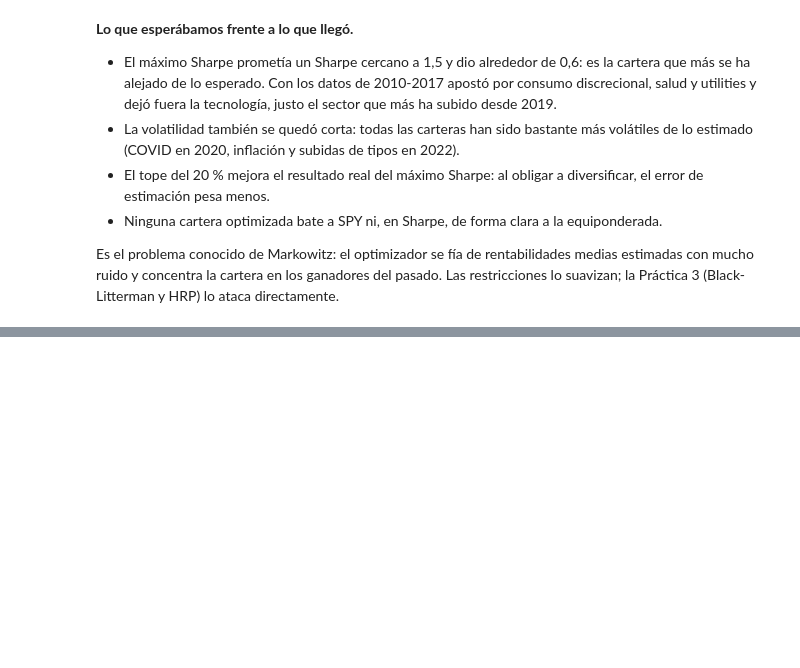
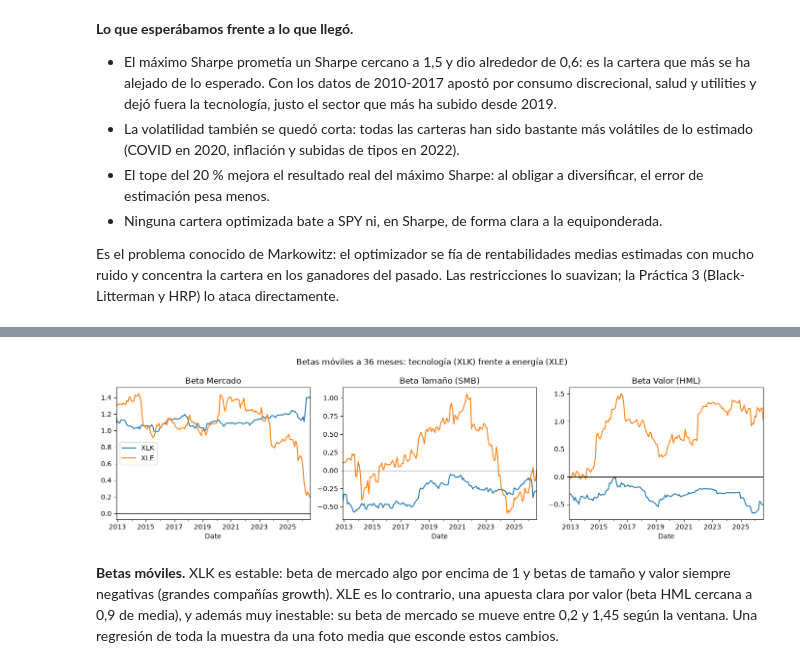
Before and after one commit to hectoorperezz/quant-management, a Jupyter notebook: notebooks/02_mpt_factores.ipynb, the cells around one changed output, grey strips where cells are left out. Saved outputs shown, nothing was run; the diff lists cells and outputs as text; code cells hidden in the pictures; blank space fills up the shorter version.

```diff
--- a/notebooks/02_mpt_factores.ipynb
+++ b/notebooks/02_mpt_factores.ipynb
@@ -256,0 +333,17 @@ Es el problema conocido de Markowitz: el optimizador se fía de rentabilidades m
+# %%
+# Betas móviles a 36 meses (FF3) de dos sectores con exposiciones opuestas
+fig, axes = plt.subplots(1, 3, figsize=(14, 4), sharex=True)
+for sector in ["XLK", "XLE"]:
+    betas_moviles = rolling_betas(rent[sector], factores, model="FF3", window=36)
+    for ax, factor in zip(axes, ["Mkt-RF", "SMB", "HML"]):
+        betas_moviles[factor].plot(ax=ax, label=sector)
+for ax, titulo in zip(axes, ["Mercado", "Tamaño (SMB)", "Valor (HML)"]):
+    ax.axhline(0, color="black", linewidth=0.8)
+    ax.set_title(f"Beta {titulo}")
+axes[0].legend()
+fig.suptitle("Betas móviles a 36 meses: tecnología (XLK) frente a energía (XLE)")
+plt.tight_layout(); plt.show()
+# %% [output]
+[figure, added]
+# %% [markdown]
+**Betas móviles.** XLK es estable: beta de mercado algo por encima de 1 y betas de tamaño y valor siempre negativas (grandes compañías growth). XLE es lo contrario, una apuesta clara por valor (beta HML cercana a 0,9 de media), y además muy inestable: su beta de mercado se mueve entre 0,2 y 1,45 según la ventana. Una regresión de toda la muestra da una foto media que esconde estos cambios.
```
Also changed, not shown: parts of 5 cells of this notebook.
